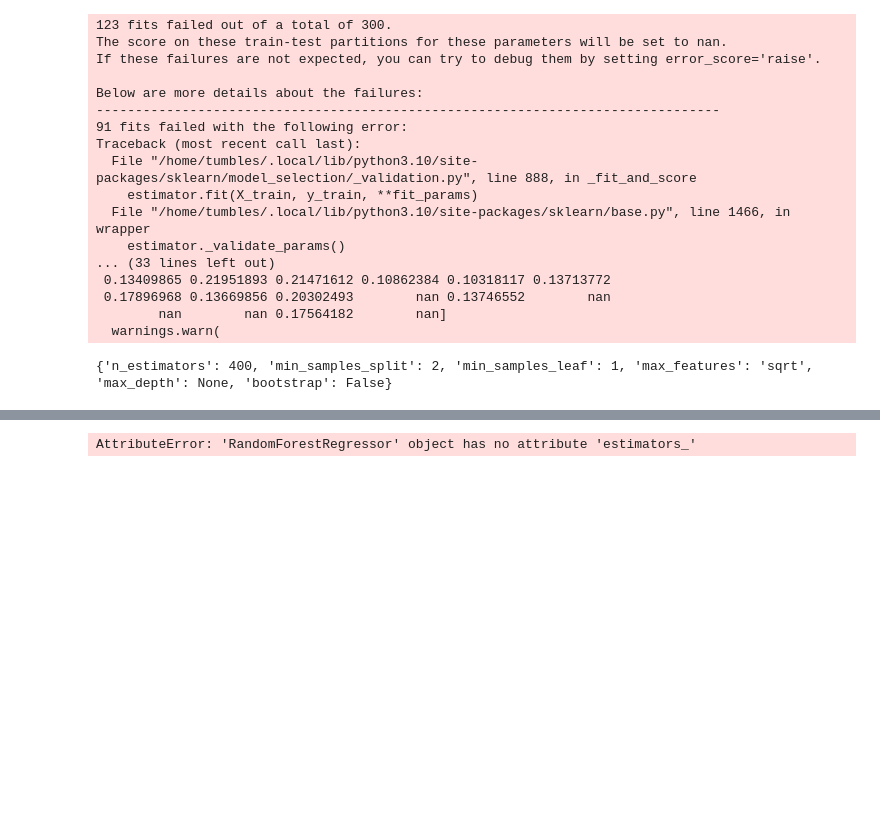
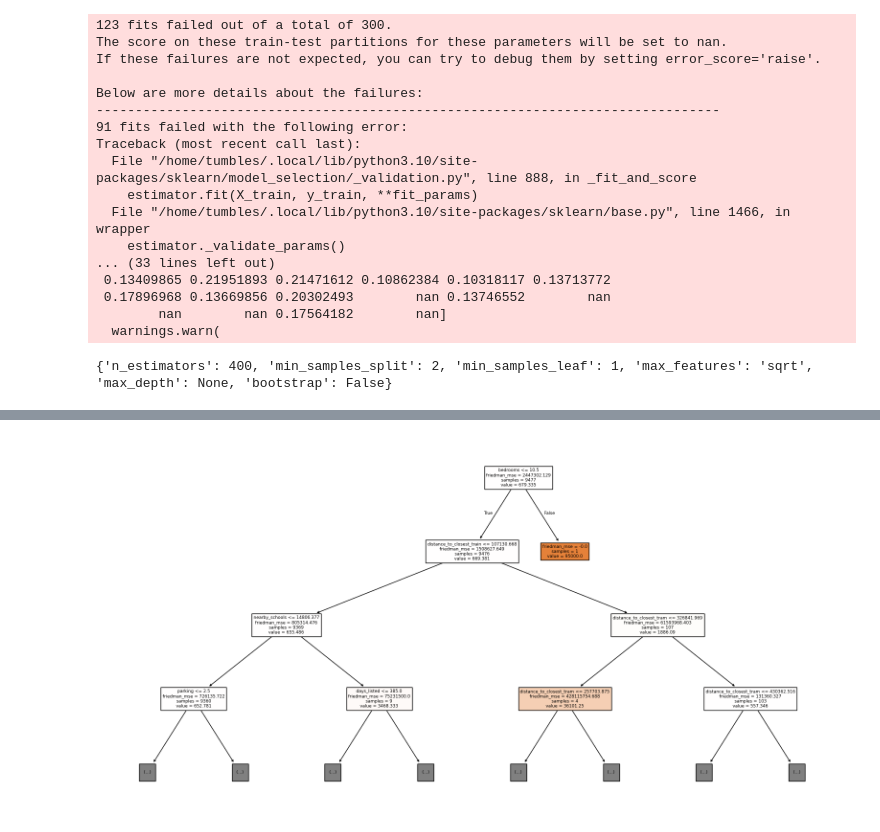
Before and after one commit to MAST30034-AppliedDataScience/project-2-group-real-estate-hexosergeantchelelebratebonitz, a Jupyter notebook: notebooks/Aarav/modelling.ipynb, the cells around one changed output, grey strips where cells are left out. Drawn from its saved outputs; the diff is of its cells as text; code cells hidden in the pictures; blank space fills up the shorter version.

```diff
--- a/notebooks/Aarav/modelling.ipynb
+++ b/notebooks/Aarav/modelling.ipynb
@@ -17,7 +17,7 @@ feature_list = list(property_df.drop(columns=columns_to_drop+['price']).columns)
 from sklearn.model_selection import KFold
 from sklearn.ensemble import RandomForestRegressor
 
-kf = KFold(n_splits=10,random_state=30042,shuffle=True)
+kf = KFold(n_splits=10,random_state=30034,shuffle=True)
 accuracies = []
 for train_index, test_index in kf.split(features):
 
@@ -27,10 +27,15 @@ for train_index, test_index in kf.split(features):
     data_test    = features[test_index]
     target_test  = target[test_index]
 
-    rf = RandomForestRegressor(n_estimators = 1000,
-                               random_state = 42,
-                               criterion = 'friedman_mse',
-                               bootstrap=True)
+
+    rf = RandomForestRegressor(n_estimators = 400,
+                                random_state = 30034,
+                                min_samples_split = 2,
+                                min_samples_leaf = 1,
+                                max_features = 'sqrt',
+                                max_depth = None,
+                                criterion = 'friedman_mse',
+                                bootstrap=False)
 
     rf.fit(data_train, target_train)
 
@@ -98,16 +103,18 @@ random_grid
  'min_samples_leaf': [1, 2, 4],
  'bootstrap': [True, False]}
 # %%
-# Use the random grid to search for best hyperparameters
-# First create the base model to tune
-rf = RandomForestRegressor()
-# Random search of parameters, using 3 fold cross validation,
-# search across 100 different combinations, and use all available cores
-rf_random = RandomizedSearchCV(estimator = rf, param_distributions = random_grid, n_iter = 100, cv = 3, verbose=2, random_state=42, n_jobs = -1)
-# Fit the random search model
-rf_random.fit(data_train, target_train)
+test_hyperparameters = False
 
-print(rf_random.best_params_)
+if test_hyperparameters:
+    # Use the random grid to search for best hyperparameters
+    rf = RandomForestRegressor()
+    # Random search of parameters, using 3 fold cross validation,
+    # search across 100 different combinations, and use all available cores
+    rf_random = RandomizedSearchCV(estimator = rf, param_distributions = random_grid, n_iter = 100, cv = 3, verbose=2, random_state=42, n_jobs = -1)
+    # Fit the random search model
+    rf_random.fit(data_train, target_train)
+
+    print(rf_random.best_params_)
 # %% [output]
 Fitting 3 folds for each of 100 candidates, totalling 300 fits
 [CV] END bootstrap=False, max_depth=30, max_features=auto, min_samples_leaf=4, min_samples_split=2, n_estimators=2000; total time=   0.0s
@@ -174,9 +171,10 @@ Successfully installed pydot-3.0.2 pyparsing-3.1.4
-# %%
-from sklearn.tree import export_graphviz
-import pydot
-tree = rf.estimators_[5]
-export_graphviz(tree, out_file = 'tree.dot', feature_names = feature_list, rounded = True, precision = 1)
-(graph, ) = pydot.graph_from_dot_file('tree.dot')
-graph.write_png('tree.png')
-# %% [output]
-AttributeError: 'RandomForestRegressor' object has no attribute 'estimators_'
+# %%
+from sklearn.tree import plot_tree
+import matplotlib.pyplot as plt
+
+# Plot the first tree in the forest
+plt.figure(figsize=(20, 10))
+plot_tree(rf.estimators_[0], feature_names=feature_list, filled=True, max_depth=3)
+plt.show()
+# %% [output]
+[figure, added]
```
Also changed, not shown: parts of 2 cells of this notebook, 5 other files.
